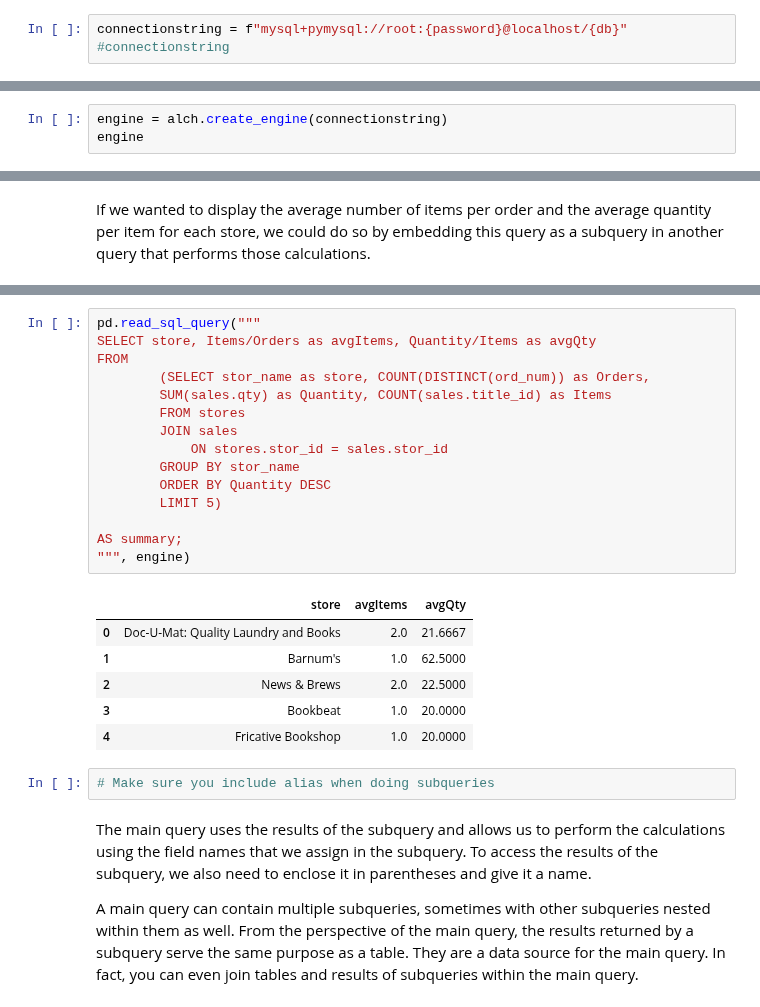
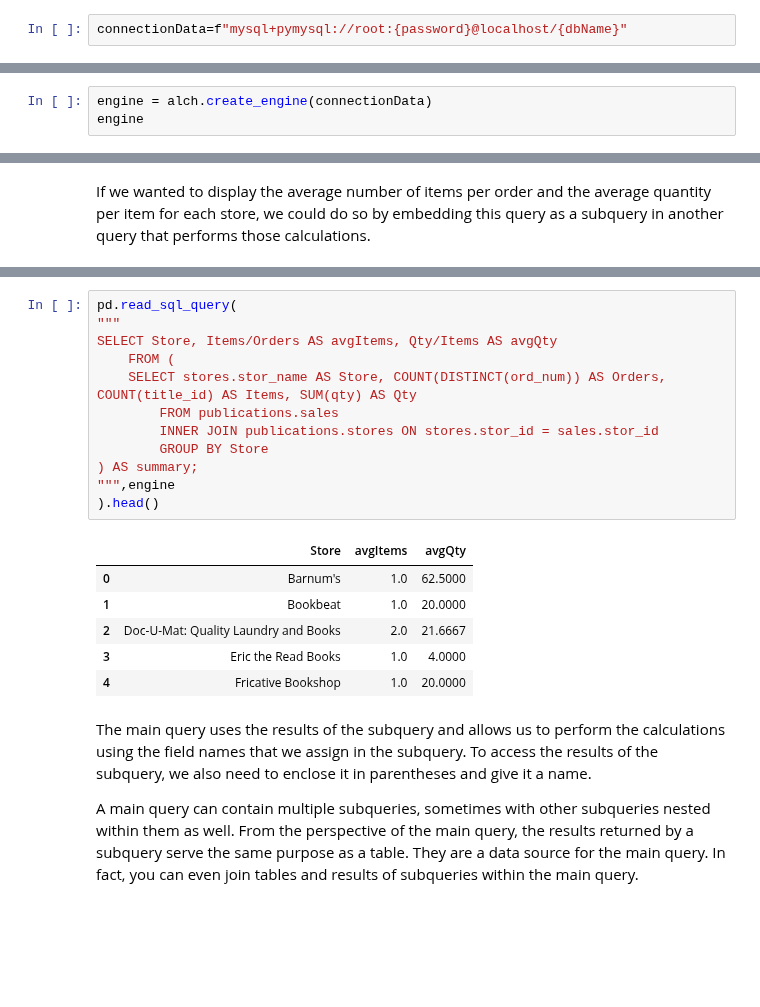
Before and after one commit to Ironhack-data-bcn-oct-2022/lectures, a Jupyter notebook: week-4/01-SQL & SQL through python.ipynb, the cells around one changed output, grey strips where cells are left out. Drawn from its saved outputs; the diff is of its cells as text; blank space fills up the shorter version.

```diff
--- a/week-4/02-SQL & SQL through python.ipynb
+++ b/week-4/01-SQL & SQL through python.ipynb
@@ -25,5 +25,4 @@ db = "publications"
 # %% [markdown]
 #### connection string
 # %%
-connectionstring = f"mysql+pymysql://root:{password}@localhost/{db}"
-#connectionstring
+connectionData=f"mysql+pymysql://root:{password}@localhost/{dbName}"
@@ -38,7 +32,7 @@ The engine is mainly used to handle two elements: the connection pools and the d
 # %% [markdown]
 #### engine
 # %%
-engine = alch.create_engine(connectionstring)
+engine = alch.create_engine(connectionData)
 engine
 # %% [output]
 Engine(mysql+pymysql://root:***@localhost/publications)
@@ -319,27 +283,22 @@ AS summary;
 # %%
-pd.read_sql_query("""
-SELECT store, Items/Orders as avgItems, Quantity/Items as avgQty
-FROM
-        (SELECT stor_name as store, COUNT(DISTINCT(ord_num)) as Orders,
-        SUM(sales.qty) as Quantity, COUNT(sales.title_id) as Items
-        FROM stores
-        JOIN sales
-            ON stores.stor_id = sales.stor_id
-        GROUP BY stor_name
-        ORDER BY Quantity DESC
-        LIMIT 5)
-
-AS summary;
-""", engine)
+pd.read_sql_query(
+"""
+SELECT Store, Items/Orders AS avgItems, Qty/Items AS avgQty
+    FROM (
+    SELECT stores.stor_name AS Store, COUNT(DISTINCT(ord_num)) AS Orders, COUNT(title_id) AS Items, SUM(qty) AS Qty
+        FROM publications.sales
+        INNER JOIN publications.stores ON stores.stor_id = sales.stor_id
+        GROUP BY Store
+) AS summary;
+""",engine
+).head()
 # %% [output]
-|  | store | avgItems | avgQty |
-| 0 | Doc-U-Mat: Quality Laundry and Books | 2.0 | 21.6667 |
-| 1 | Barnum's | 1.0 | 62.5000 |
-| 2 | News & Brews | 2.0 | 22.5000 |
-| 3 | Bookbeat | 1.0 | 20.0000 |
+|  | Store | avgItems | avgQty |
+| 0 | Barnum's | 1.0 | 62.5000 |
+| 1 | Bookbeat | 1.0 | 20.0000 |
+| 2 | Doc-U-Mat: Quality Laundry and Books | 2.0 | 21.6667 |
+| 3 | Eric the Read Books | 1.0 | 4.0000 |
 | 4 | Fricative Bookshop | 1.0 | 20.0000 |
-# %%
-# Make sure you include alias when doing subqueries
 # %% [markdown]
 The main query uses the results of the subquery and allows us to perform the calculations using the field names that we assign in the subquery. To access the results of the subquery, we also need to enclose it in parentheses and give it a name.
 
```
Also changed, not shown: parts of 63 cells of this notebook, 3 other files.
